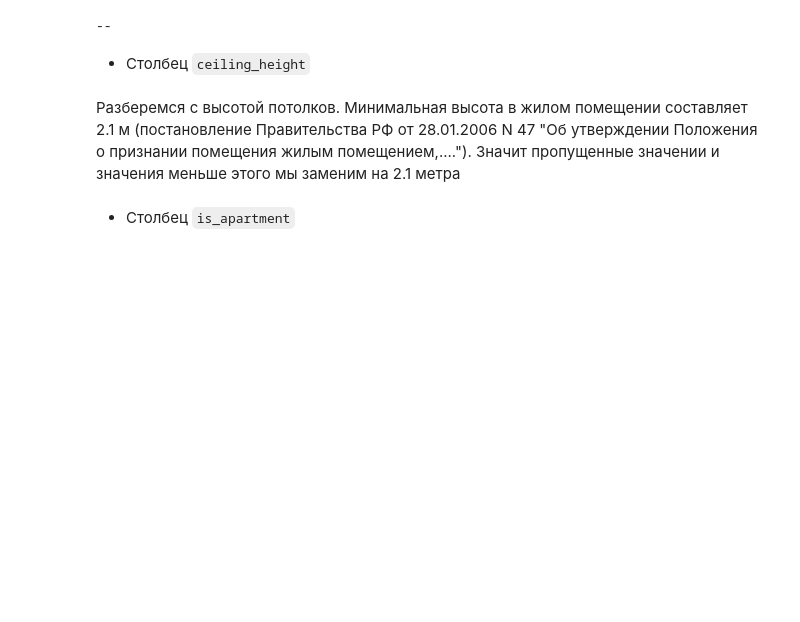
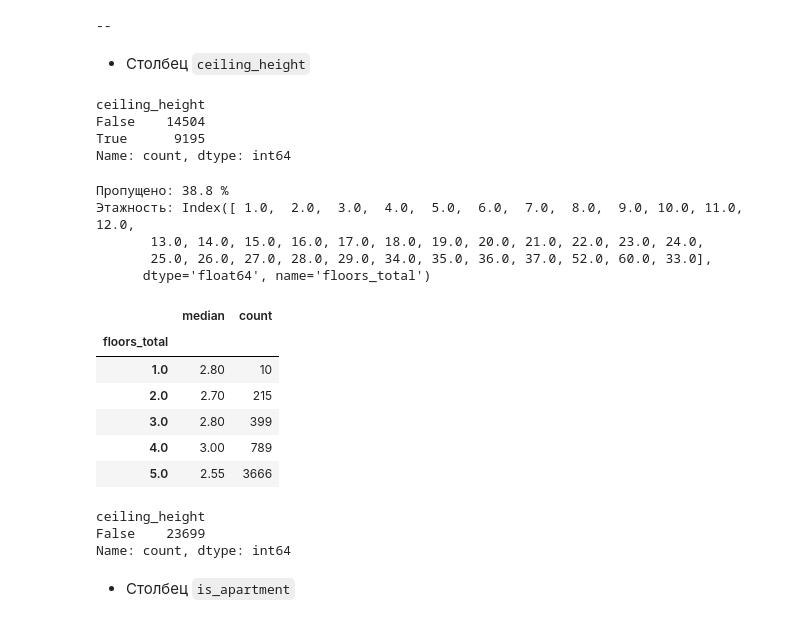
Before and after one commit to dvm-ru/DataAnalyst, a Jupyter notebook: YandexPracticum/ПроектИсследовательскийАнализДанных/main.ipynb, the cells around one changed output. Cells and saved outputs as stored; diff of their text form; code cells hidden in the pictures; blank space fills up the shorter version.

```diff
--- a/YandexPracticum/ПроектИсследовательскийАнализДанных/main.ipynb
+++ b/YandexPracticum/ПроектИсследовательскийАнализДанных/main.ipynb
@@ -469,6 +469,49 @@ living_ratio = df['living_area'].median() / df['total_area'].median()
 df['living_area'].fillna(living_ratio * df['total_area'], inplace=True)
 # %% [markdown]
 - Столбец `ceiling_height`
-# %% [markdown]
-Разберемся с высотой потолков. Минимальная высота в жилом помещении составляет 2.1 м (постановление Правительства РФ от 28.01.2006 N 47 "Об утверждении Положения о признании помещения жилым помещением,...."). Значит пропущенные значении и значения меньше этого мы заменим на 2.1 метра
+# %%
+# До замены количество пропущенных значений
+display(df['ceiling_height'].isna().value_counts())
+print('Пропущено:', round(df['ceiling_height'].isna().value_counts()[1] / len(df) * 100, 2), '%')
+
+ceiling_medians = df.pivot_table(index='floors_total', values='ceiling_height', aggfunc=['median', 'count'])
+ceiling_medians.columns = ['median', 'count']
+print('Этажность:', ceiling_medians.index)
+ceiling_medians.head()
+# %% [output]
+ceiling_height
+False    14504
+True      9195
+Name: count, dtype: int64
+Пропущено: 38.8 %
+Этажность: Index([ 1.0,  2.0,  3.0,  4.0,  5.0,  6.0,  7.0,  8.0,  9.0, 10.0, 11.0, 12.0,
+       13.0, 14.0, 15.0, 16.0, 17.0, 18.0, 19.0, 20.0, 21.0, 22.0, 23.0, 24.0,
+       25.0, 26.0, 27.0, 28.0, 29.0, 34.0, 35.0, 36.0, 37.0, 52.0, 60.0, 33.0],
+      dtype='float64', name='floors_total')
+|  | median | count |
+| floors_total |  |  |
+| 1.0 | 2.80 | 10 |
+| 2.0 | 2.70 | 215 |
+| 3.0 | 2.80 | 399 |
+| 4.0 | 3.00 | 789 |
+| 5.0 | 2.55 | 3666 |
+# %%
+# Для этажности c отсутствующим значением median (ceiling_medians.loc[floor, 'count'] == 0) заполним медианой по высоте всех потолков (df['ceiling_height'].describe()[5])
+for floor in ceiling_medians.index:
+    df.loc[(df['floors_total'].isna()) |
+             ((df['floors_total'] == floor) & (ceiling_medians.loc[floor, 'count'] == 0)),
+             'ceiling_height'] = df['ceiling_height'].describe()[5]
+
+# Подставим значения медиан из pivot_table с учетом этажности в пропущенные значения высоты потолков из df
+for floor in ceiling_medians.index:
+    df.loc[(df['ceiling_height'].isna()) &
+             (df['floors_total'] == floor),
+             'ceiling_height'] = ceiling_medians.loc[floor, 'median']
+
+# Посчитаем количество пропущенных значений после проделанной замены
+df['ceiling_height'].isna().value_counts()
+# %% [output]
+ceiling_height
+False    23699
+Name: count, dtype: int64
 # %%
```
Also changed, not shown: parts of 13 cells of this notebook.
